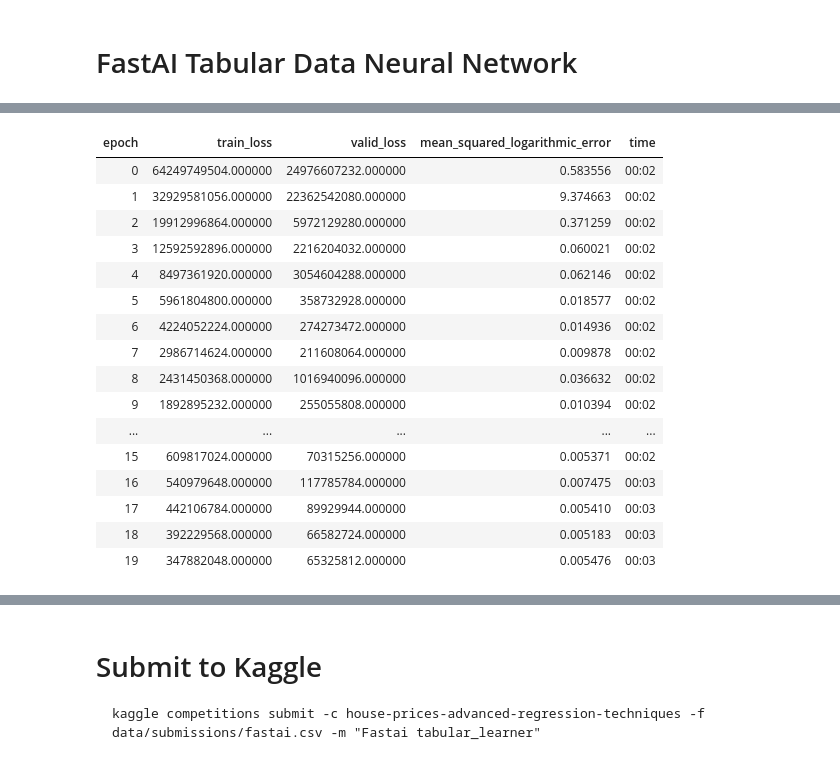
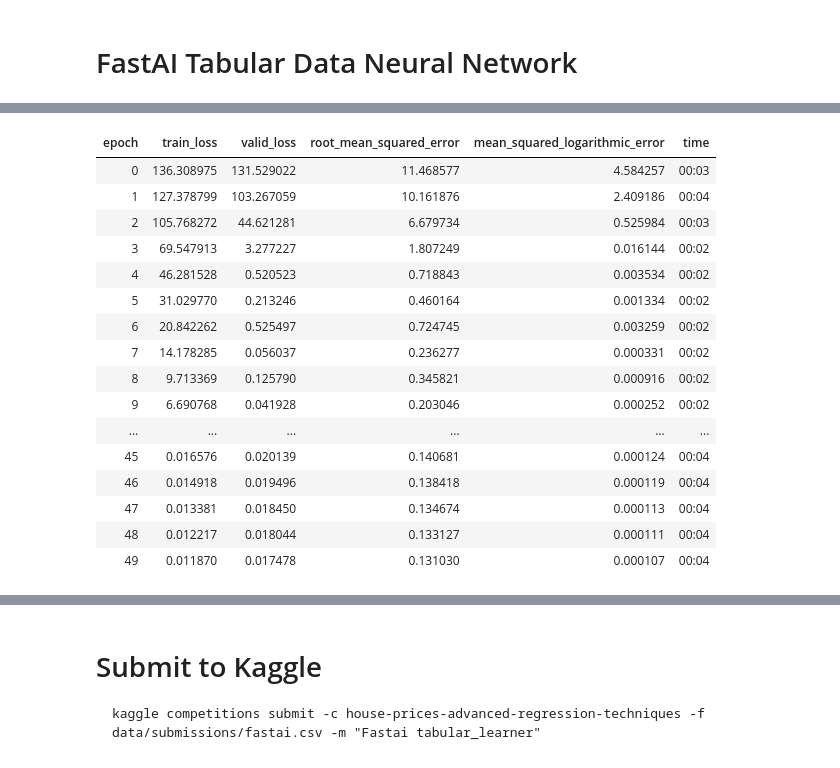
Before and after one commit to JamesMcGuigan/kaggle-house-prices, a Jupyter notebook: 7_fastai.ipynb, the cells around one changed output, grey strips where cells are left out. Drawn from its saved outputs; the diff is of its cells as text; code cells hidden in the pictures.

```diff
--- a/7_fastai.ipynb
+++ b/7_fastai.ipynb
@@ -32,7 +36,8 @@ import torch
 fastai.torch_core.defaults.device = 'cpu'
 # %%
 df = pd.read_csv('data/train.csv')
-df.SalePrice = df.SalePrice.astype(float); # Float implies a regression problem rather than categorization
+df.SalePrice    = df.SalePrice.astype(float); # Float implies a regression problem rather than categorization
+df['SalePriceLog'] = np.log( df.SalePrice )
 df.head()
 # %% [output]
 |  | Id | MSSubClass | MSZoning | LotFrontage | LotArea | Street | Alley | LotShape | LandContour | ... |
@@ -90,7 +117,7 @@ cat_names = [
     "Exterior1st", "Exterior2nd",
     "BsmtFinType1", "BsmtFinType2",
 ]
-cont_names = [ x for x in df.columns if x not in cat_names ]
+cont_names = [ x for x in df.columns if x not in cat_names and x not in ['SalePrice', 'SalePriceLog'] ]  # important to exclude SalePrice from X
 # %%
 valid_idx  = random.sample( range(0, len(df)), len(df)//5)
 # %%
@@ -100,7 +128,7 @@ y_range = torch.tensor([0, max_y])
 # %%
 data = TabularDataBunch.from_df(
     './data/', df,
-    dep_var='SalePrice',
+    dep_var='SalePriceLog',
     valid_idx=valid_idx,
     test_df=test_df,
     procs=[FillMissing, Categorify, Normalize],
@@ -117,10 +145,11 @@ data = TabularDataBunch.from_df(
 # %%
 # NOTE: root_mean_squared_error throes AssertionError: Expected output and target to have the same number of elements but got 36608 and 64.
 #       but only when SalesPrice is int for categorization and not float for regression
-learn = tabular_learner(data=data, layers=[50],
-   metrics=[mean_squared_logarithmic_error],
+learn = tabular_learner(data=data, layers=[1000, 500, 250],
+   metrics=[root_mean_squared_error, mean_squared_logarithmic_error],
+   wd=0.1,
 #  use_bn=False,
-   y_range=y_range
+#  y_range=y_range
 )
 # learn
 # %%
@@ -133,20 +162,20 @@ LR Finder is complete, type {learner_name}.recorder.plot() to see the graph.
 # %%
-learn.fit_one_cycle(20, 1e-01)
+learn.fit_one_cycle(200, 1e-01)
 # %% [output]
-| epoch | train_loss | valid_loss | mean_squared_logarithmic_error | time |
-| 0 | 64249749504.000000 | 24976607232.000000 | 0.583556 | 00:02 |
-| 1 | 32929581056.000000 | 22362542080.000000 | 9.374663 | 00:02 |
-| 2 | 19912996864.000000 | 5972129280.000000 | 0.371259 | 00:02 |
-| 3 | 12592592896.000000 | 2216204032.000000 | 0.060021 | 00:02 |
-| 4 | 8497361920.000000 | 3054604288.000000 | 0.062146 | 00:02 |
-| 5 | 5961804800.000000 | 358732928.000000 | 0.018577 | 00:02 |
-| 6 | 4224052224.000000 | 274273472.000000 | 0.014936 | 00:02 |
-| 7 | 2986714624.000000 | 211608064.000000 | 0.009878 | 00:02 |
-| 8 | 2431450368.000000 | 1016940096.000000 | 0.036632 | 00:02 |
-| 9 | 1892895232.000000 | 255055808.000000 | 0.010394 | 00:02 |
-| ... | ... | ... | ... | ... |
-| 15 | 609817024.000000 | 70315256.000000 | 0.005371 | 00:02 |
-| 16 | 540979648.000000 | 117785784.000000 | 0.007475 | 00:03 |
-| 17 | 442106784.000000 | 89929944.000000 | 0.005410 | 00:03 |
-| 18 | 392229568.000000 | 66582724.000000 | 0.005183 | 00:03 |
-| 19 | 347882048.000000 | 65325812.000000 | 0.005476 | 00:03 |
+| epoch | train_loss | valid_loss | root_mean_squared_error | mean_squared_logarithmic_error | time |
+| 0 | 136.308975 | 131.529022 | 11.468577 | 4.584257 | 00:03 |
+| 1 | 127.378799 | 103.267059 | 10.161876 | 2.409186 | 00:04 |
+| 2 | 105.768272 | 44.621281 | 6.679734 | 0.525984 | 00:03 |
+| 3 | 69.547913 | 3.277227 | 1.807249 | 0.016144 | 00:02 |
+| 4 | 46.281528 | 0.520523 | 0.718843 | 0.003534 | 00:02 |
+| 5 | 31.029770 | 0.213246 | 0.460164 | 0.001334 | 00:02 |
+| 6 | 20.842262 | 0.525497 | 0.724745 | 0.003259 | 00:02 |
+| 7 | 14.178285 | 0.056037 | 0.236277 | 0.000331 | 00:02 |
+| 8 | 9.713369 | 0.125790 | 0.345821 | 0.000916 | 00:02 |
+| 9 | 6.690768 | 0.041928 | 0.203046 | 0.000252 | 00:02 |
+| ... | ... | ... | ... | ... | ... |
+| 45 | 0.016576 | 0.020139 | 0.140681 | 0.000124 | 00:04 |
+| 46 | 0.014918 | 0.019496 | 0.138418 | 0.000119 | 00:04 |
+| 47 | 0.013381 | 0.018450 | 0.134674 | 0.000113 | 00:04 |
+| 48 | 0.012217 | 0.018044 | 0.133127 | 0.000111 | 00:04 |
+| 49 | 0.011870 | 0.017478 | 0.131030 | 0.000107 | 00:04 |
```
Also changed, not shown: parts of 16 cells of this notebook, 2 other files.
